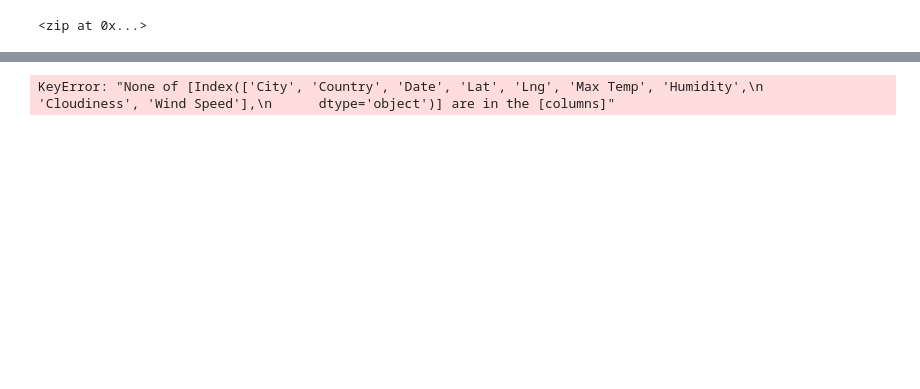
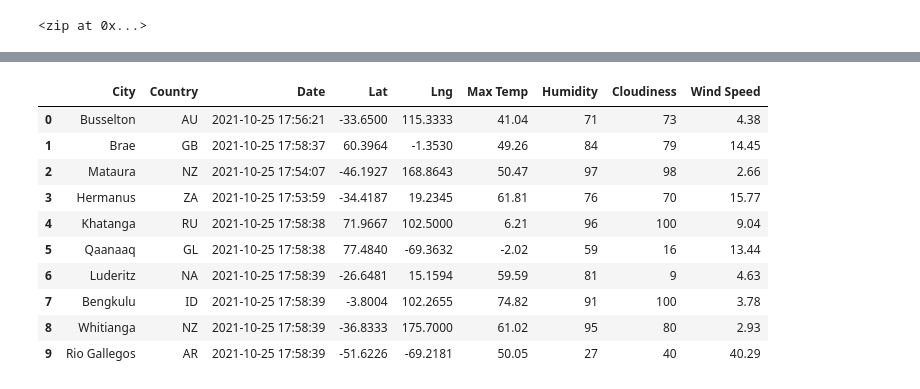
Before and after one commit to tonyferri/World_Weather_Analysis, a Jupyter notebook: WeatherPy.ipynb, the cells around one changed output, grey strips where cells are left out. Cells and saved outputs as stored; diff of their text form; code cells hidden in the pictures; blank space fills up the shorter version.

```diff
--- a/WeatherPy.ipynb
+++ b/WeatherPy.ipynb
@@ -130,9 +141,19 @@ city_data_df.head(10)
 # %%
 new_column_order = ["City", "Country", "Date", "Lat", "Lng", "Max Temp", "Humidity", "Cloudiness", "Wind Speed"]
 city_data_df = city_data_df[new_column_order]
-city_data_df
+city_data_df.head(10)
 # %% [output]
-KeyError: "None of [Index(['City', 'Country', 'Date', 'Lat', 'Lng', 'Max Temp', 'Humidity',\n       'Cloudiness', 'Wind Speed'],\n      dtype='object')] are in the [columns]"
+|  | City | Country | Date | Lat | Lng | Max Temp | Humidity | Cloudiness | Wind Speed |
+| 0 | Busselton | AU | 2021-10-25 17:56:21 | -33.6500 | 115.3333 | 41.04 | 71 | 73 | 4.38 |
+| 1 | Brae | GB | 2021-10-25 17:58:37 | 60.3964 | -1.3530 | 49.26 | 84 | 79 | 14.45 |
+| 2 | Mataura | NZ | 2021-10-25 17:54:07 | -46.1927 | 168.8643 | 50.47 | 97 | 98 | 2.66 |
+| 3 | Hermanus | ZA | 2021-10-25 17:53:59 | -34.4187 | 19.2345 | 61.81 | 76 | 70 | 15.77 |
+| 4 | Khatanga | RU | 2021-10-25 17:58:38 | 71.9667 | 102.5000 | 6.21 | 96 | 100 | 9.04 |
+| 5 | Qaanaaq | GL | 2021-10-25 17:58:38 | 77.4840 | -69.3632 | -2.02 | 59 | 16 | 13.44 |
+| 6 | Luderitz | NA | 2021-10-25 17:58:39 | -26.6481 | 15.1594 | 59.59 | 81 | 9 | 4.63 |
+| 7 | Bengkulu | ID | 2021-10-25 17:58:39 | -3.8004 | 102.2655 | 74.82 | 91 | 100 | 3.78 |
+| 8 | Whitianga | NZ | 2021-10-25 17:58:39 | -36.8333 | 175.7000 | 61.02 | 95 | 80 | 2.93 |
+| 9 | Rio Gallegos | AR | 2021-10-25 17:58:39 | -51.6226 | -69.2181 | 50.05 | 27 | 40 | 40.29 |
 # %%
 # Create the output file (CSV).
 output_data_file = "weather_data/cities.csv"
```
Also changed, not shown: parts of 5 cells of this notebook, 1 other file.
